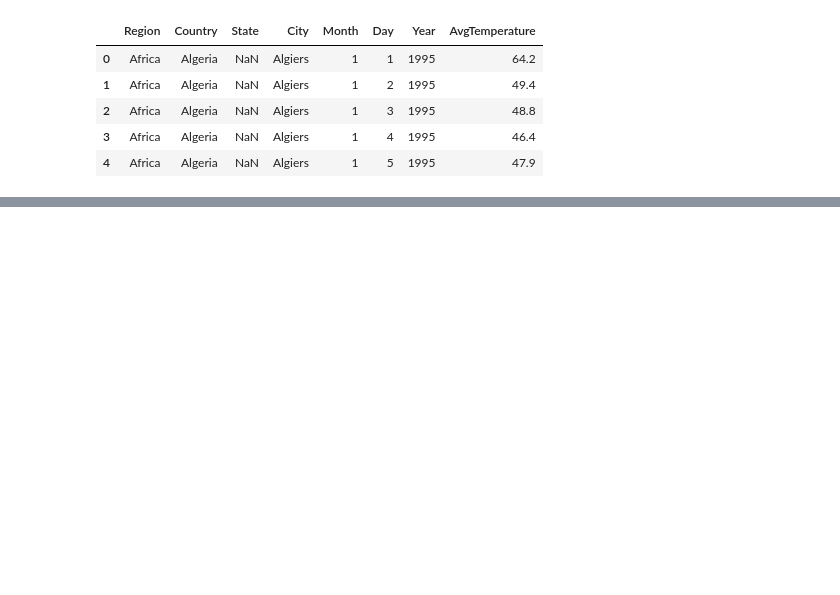
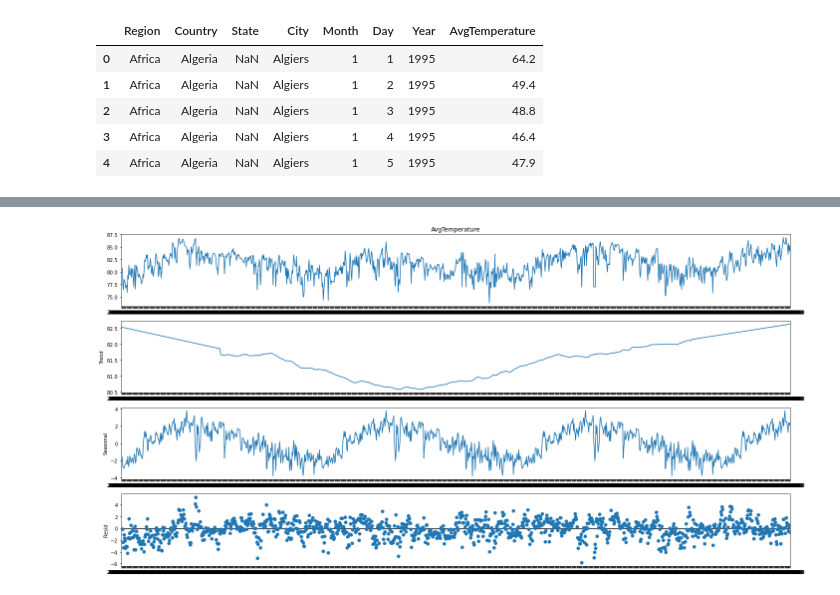
Before and after one commit to ricalanis/unam_curso_python, a Jupyter notebook: time_series/Untitled.ipynb, the cells around one changed output, grey strips where cells are left out. Cells and saved outputs as stored; diff of their text form; code cells hidden in the pictures; blank space fills up the shorter version.

```diff
--- a/time_series/Untitled.ipynb
+++ b/time_series/Untitled.ipynb
@@ -30,0 +75,11 @@ KeyError: 'Sri Lanka'
+# %%
+
+from statsmodels.tsa.seasonal import seasonal_decompose
+
+result_add = seasonal_decompose(dfpTempSl.AvgTemperature,
+model='additive', extrapolate_trend='freq', freq=365)
+plt.rcParams.update({'figure.figsize': (20, 10)})
+result_add.plot().suptitle('', fontsize=15)
+plt.show()
+# %% [output]
+[figure, added]
```
Also changed, not shown: parts of 7 cells of this notebook.
